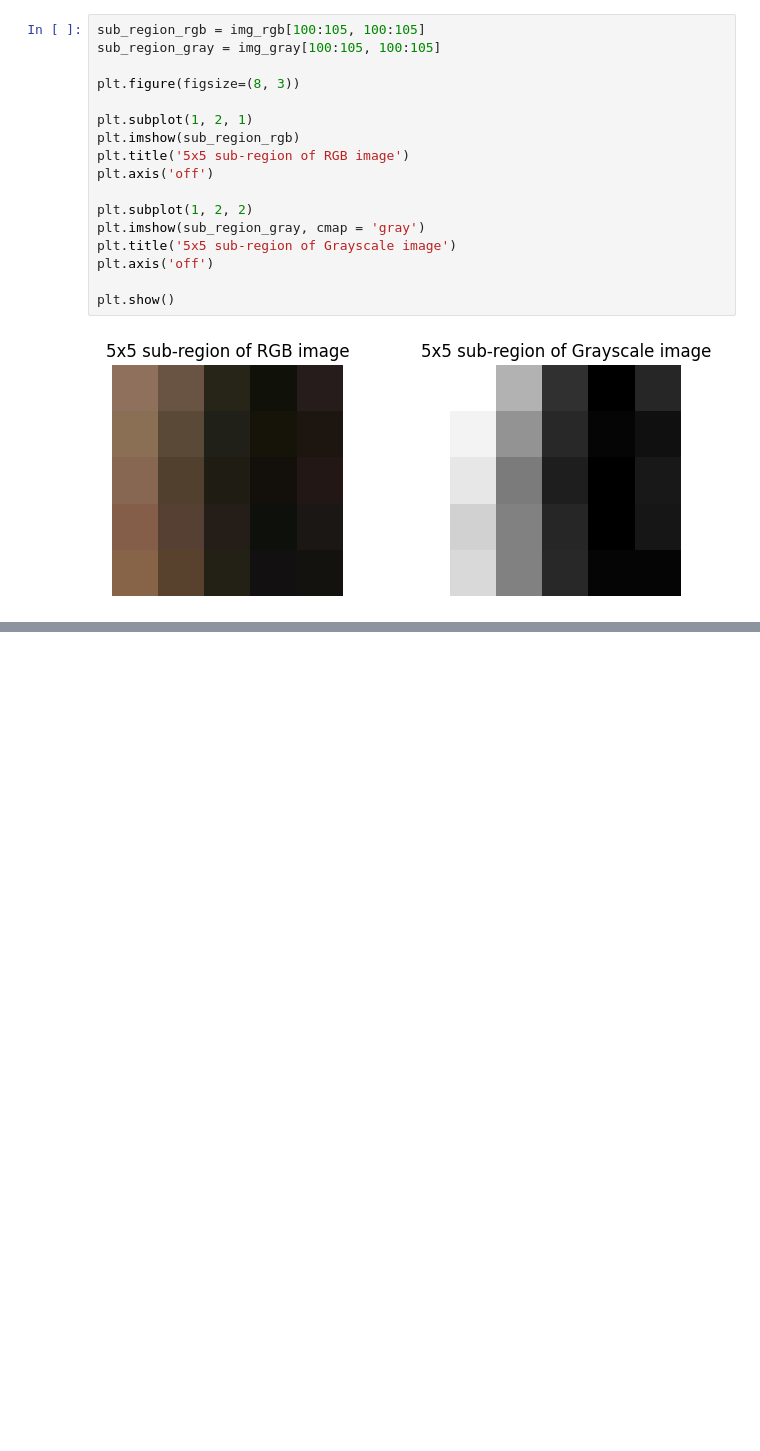
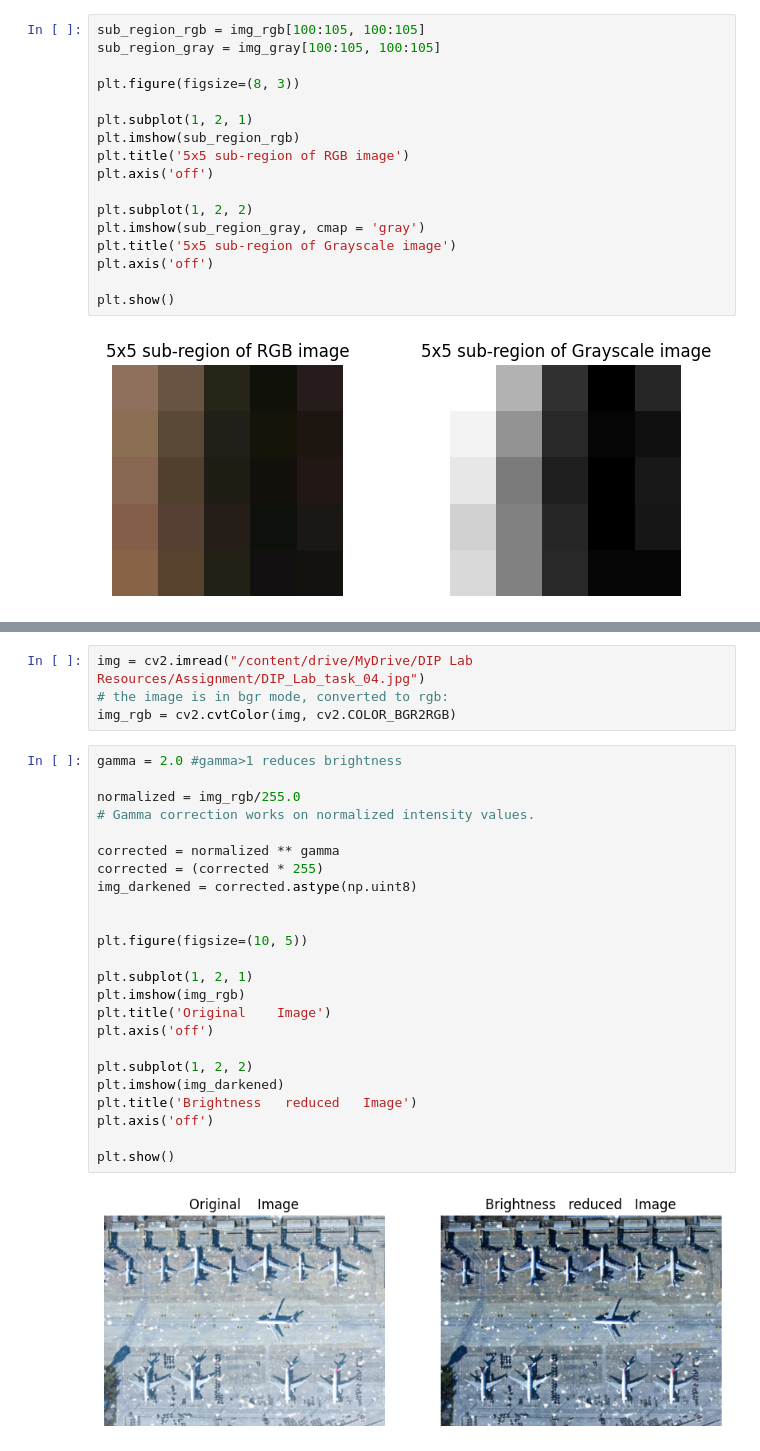
Before and after one commit to leviackerman9000/Digital_Image_Processing_Assignment, a Jupyter notebook: DIP_LAB_Combined_Tasks.ipynb, the cells around one changed output, grey strips where cells are left out. Drawn from its saved outputs; the diff is of its cells as text; blank space fills up the shorter version.

```diff
--- a/DIP_LAB_Combined_Tasks.ipynb
+++ b/DIP_LAB_Combined_Tasks.ipynb
@@ -87,0 +147,30 @@ plt.show()
+# %%
+img = cv2.imread("/content/drive/MyDrive/DIP Lab Resources/Assignment/DIP_Lab_task_04.jpg")
+# the image is in bgr mode, converted to rgb:
+img_rgb = cv2.cvtColor(img, cv2.COLOR_BGR2RGB)
+# %%
+gamma = 2.0 #gamma>1 reduces brightness
+
+normalized = img_rgb/255.0
+# Gamma correction works on normalized intensity values.
+
+corrected = normalized ** gamma
+corrected = (corrected * 255)
+img_darkened = corrected.astype(np.uint8)
+
+
+plt.figure(figsize=(10, 5))
+
+plt.subplot(1, 2, 1)
+plt.imshow(img_rgb)
+plt.title('Original    Image')
+plt.axis('off')
+
+plt.subplot(1, 2, 2)
+plt.imshow(img_darkened)
+plt.title('Brightness   reduced   Image')
+plt.axis('off')
+
+plt.show()
+# %% [output]
+[figure, added]
```
Also changed, not shown: parts of 10 cells of this notebook.
